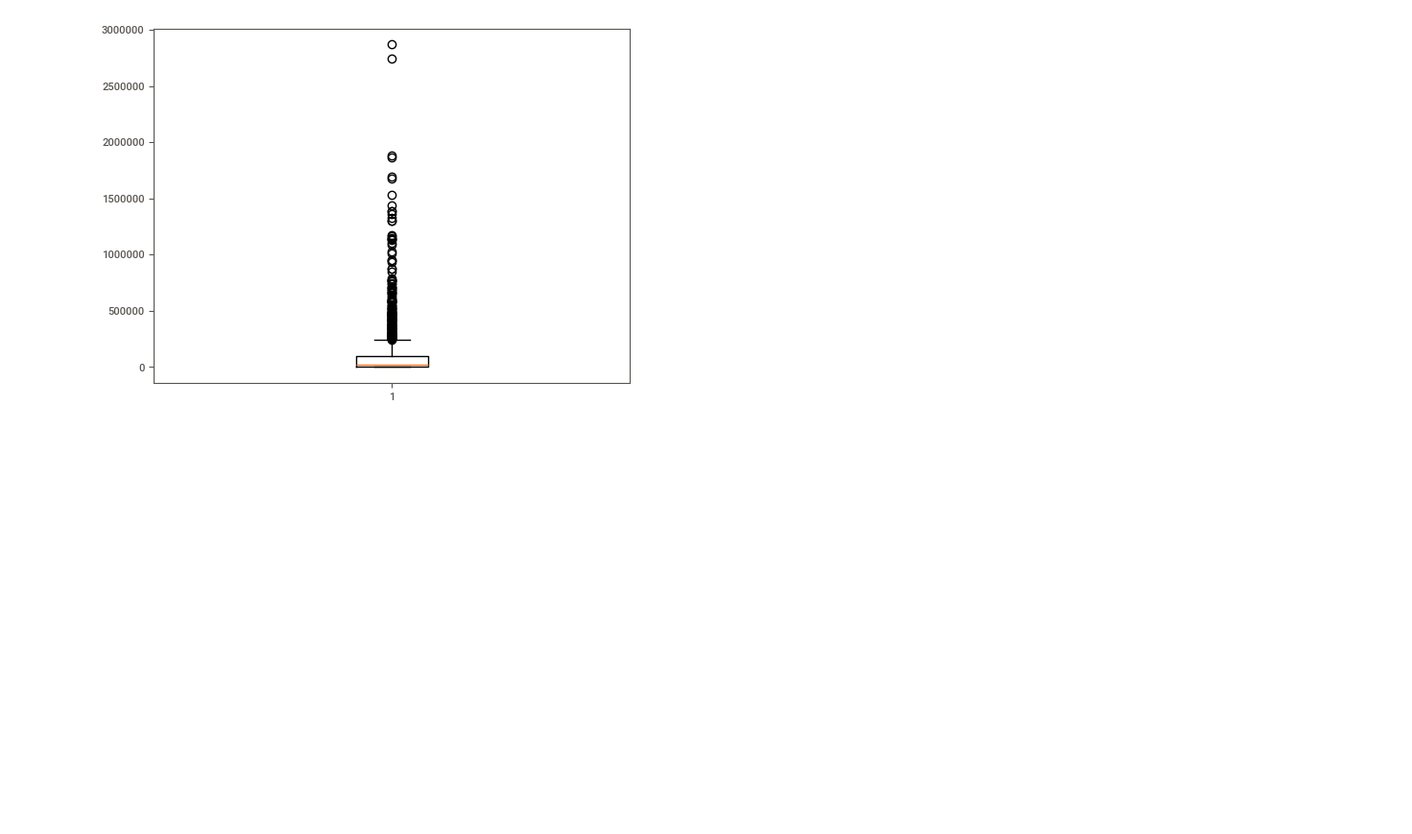
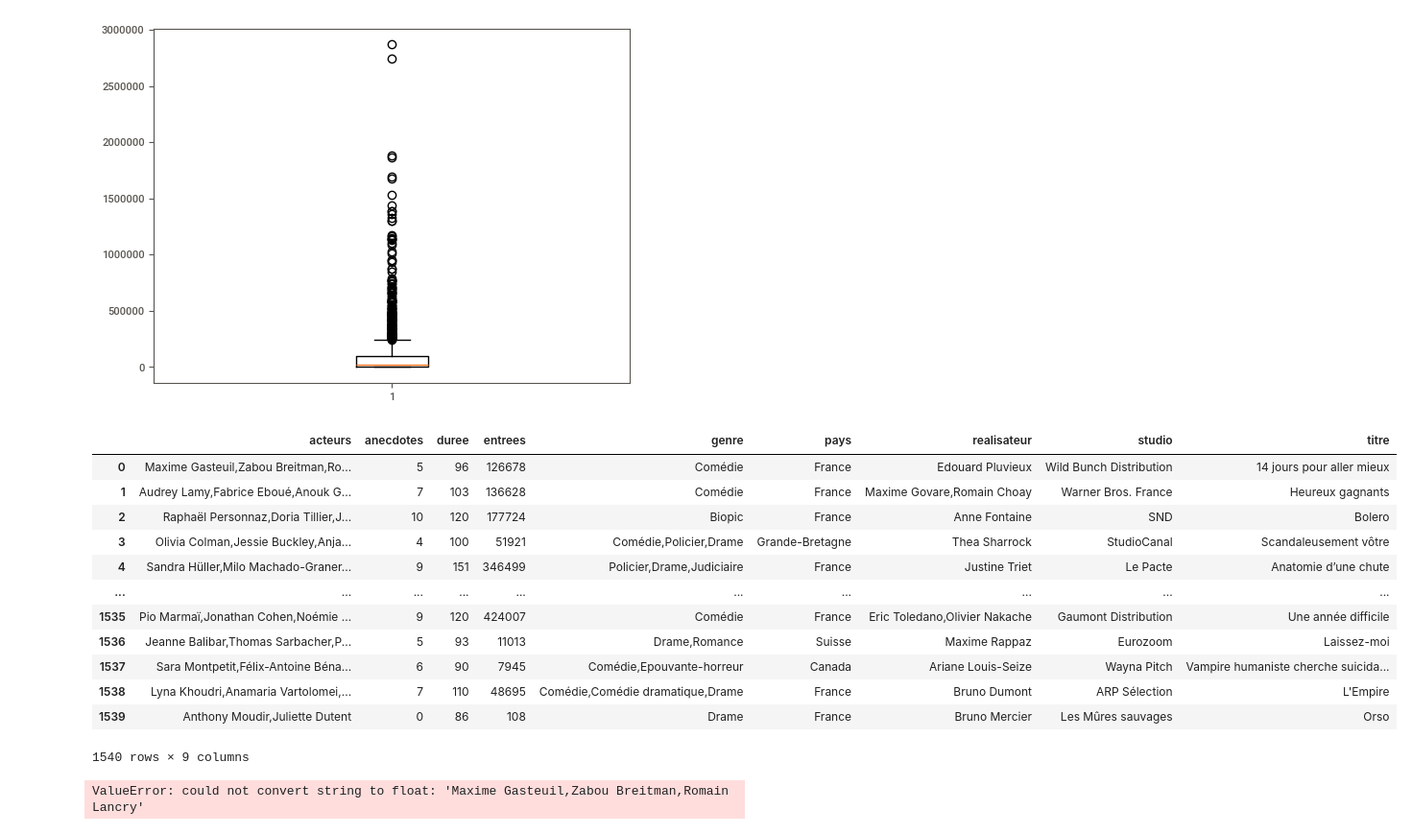
Before and after one commit to Melobgn/cinema_prediction, a Jupyter notebook: analytics.ipynb, the cells around one changed output. Shown at 96% size. Saved outputs shown, nothing was run; the diff lists cells and outputs as text; code cells hidden in the pictures; blank space fills up the shorter version.

```diff
--- a/analytics.ipynb
+++ b/analytics.ipynb
@@ -66,3 +66,27 @@ plt.boxplot(df['entrees'])
  'fliers': [<matplotlib.lines.Line2D at 0x...>],
  'means': []}
 [figure]
+# %%
+df
+# %% [output]
+|  | acteurs | anecdotes | duree | entrees | genre | pays | realisateur | studio | titre |
+| 0 | Maxime Gasteuil,Zabou Breitman,Ro... | 5 | 96 | 126678 | Comédie | France | Edouard Pluvieux | Wild Bunch Distribution | 14 jours pour aller mieux |
+| 1 | Audrey Lamy,Fabrice Eboué,Anouk G... | 7 | 103 | 136628 | Comédie | France | Maxime Govare,Romain Choay | Warner Bros. France | Heureux gagnants |
+| 2 | Raphaël Personnaz,Doria Tillier,J... | 10 | 120 | 177724 | Biopic | France | Anne Fontaine | SND | Bolero |
+| 3 | Olivia Colman,Jessie Buckley,Anja... | 4 | 100 | 51921 | Comédie,Policier,Drame | Grande-Bretagne | Thea Sharrock | StudioCanal | Scandaleusement vôtre |
+| 4 | Sandra Hüller,Milo Machado-Graner... | 9 | 151 | 346499 | Policier,Drame,Judiciaire | France | Justine Triet | Le Pacte | Anatomie d’une chute |
+| ... | ... | ... | ... | ... | ... | ... | ... | ... | ... |
+| 1535 | Pio Marmaï,Jonathan Cohen,Noémie ... | 9 | 120 | 424007 | Comédie | France | Eric Toledano,Olivier Nakache | Gaumont Distribution | Une année difficile |
+| 1536 | Jeanne Balibar,Thomas Sarbacher,P... | 5 | 93 | 11013 | Drame,Romance | Suisse | Maxime Rappaz | Eurozoom | Laissez-moi |
+| 1537 | Sara Montpetit,Félix-Antoine Béna... | 6 | 90 | 7945 | Comédie,Epouvante-horreur | Canada | Ariane Louis-Seize | Wayna Pitch | Vampire humaniste cherche suicida... |
+| 1538 | Lyna Khoudri,Anamaria Vartolomei,... | 7 | 110 | 48695 | Comédie,Comédie dramatique,Drame | France | Bruno Dumont | ARP Sélection | L'Empire |
+| 1539 | Anthony Moudir,Juliette Dutent | 0 | 86 | 108 | Drame | France | Bruno Mercier | Les Mûres sauvages | Orso |
+1540 rows × 9 columns
+# %%
+df['studio'].value_counts()
+df['pays'].value_counts()
+df['genre'].value_counts()
+
+df.corr()
+# %% [output]
+ValueError: could not convert string to float: 'Maxime Gasteuil,Zabou Breitman,Romain Lancry'
```
